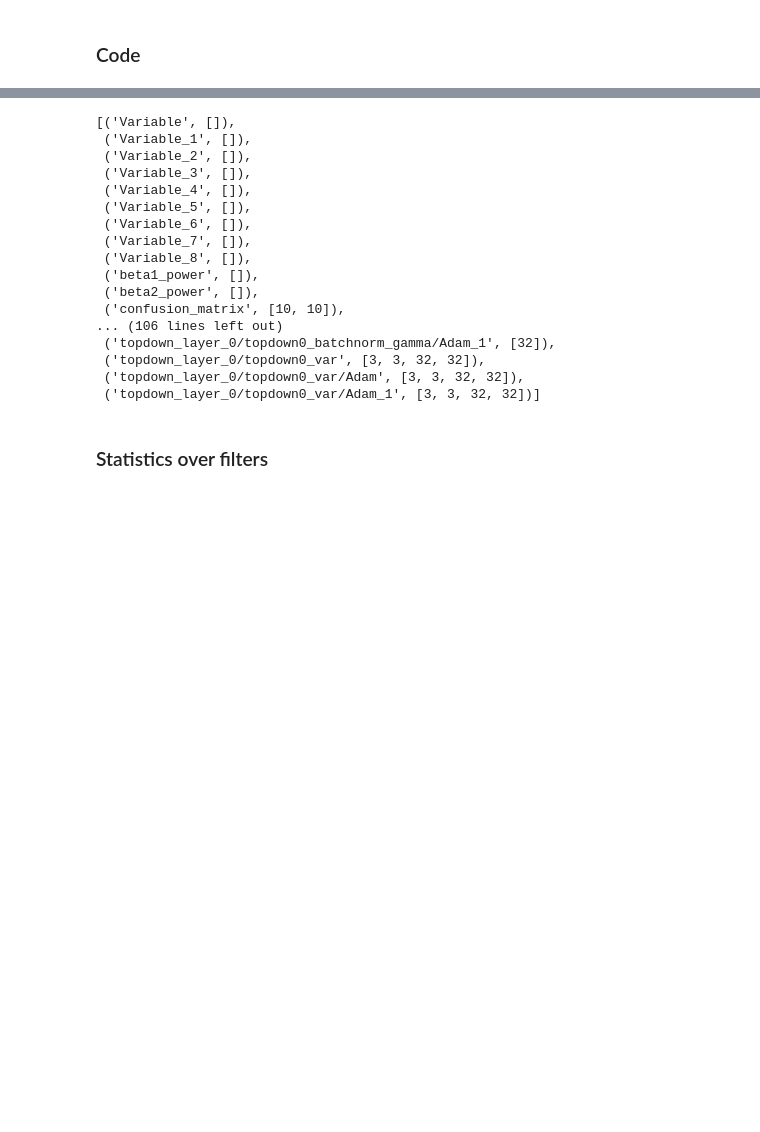
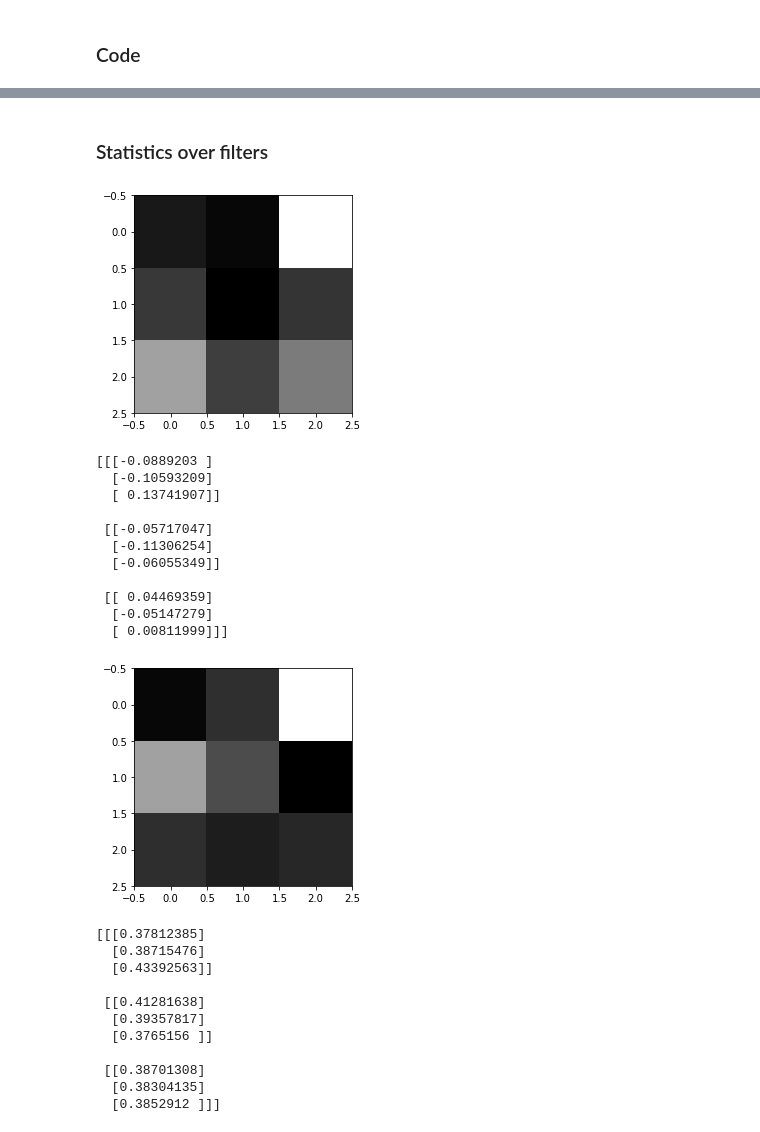
Before and after one commit to mrernst/CAR_flow, a Jupyter notebook: network_engine/utilities/investigator.ipynb, the cells around one changed output, grey strips where cells are left out. Drawn from its saved outputs; the diff is of its cells as text; code cells hidden in the pictures; blank space fills up the shorter version.

```diff
--- a/network_engine/utilities/investigator.ipynb
+++ b/network_engine/utilities/investigator.ipynb
@@ -226,20 +371,9 @@ plt.show()
-# %%
-list_of_variables
-# %% [output]
-[('Variable', []),
- ('Variable_1', []),
- ('Variable_2', []),
- ('Variable_3', []),
- ('Variable_4', []),
- ('Variable_5', []),
- ('Variable_6', []),
- ('Variable_7', []),
- ('Variable_8', []),
- ('beta1_power', []),
- ('beta2_power', []),
- ('confusion_matrix', [10, 10]),
-... (106 lines left out)
- ('topdown_layer_0/topdown0_batchnorm_gamma/Adam_1', [32]),
- ('topdown_layer_0/topdown0_var', [3, 3, 32, 32]),
- ('topdown_layer_0/topdown0_var/Adam', [3, 3, 32, 32]),
- ('topdown_layer_0/topdown0_var/Adam_1', [3, 3, 32, 32])]
+# %%
+kernel_dict = {}
+
+kernel_dict['conv0'] = cu.load_variable(modelpath, 'convolutional_layer_0/conv0_conv_var')
+kernel_dict['conv1'] = cu.load_variable(modelpath, 'convolutional_layer_1/conv1_conv_var')
+kernel_dict['lat0'] = cu.load_variable(modelpath, 'lateral_layer_0/lateral0_var')
+kernel_dict['lat1'] = cu.load_variable(modelpath, 'lateral_layer_1/lateral1_var')
+kernel_dict['topdown0'] = cu.load_variable(modelpath, 'topdown_layer_0/topdown0_var')
+kernel_dict['fc0'] = cu.load_variable(modelpath, 'fully_connected_layer_0/fc0_fc_var')
@@ -247,0 +388,35 @@ list_of_variables
+# %%
+spatial_mean = kernel_dict['conv0'].mean(axis=-1)
+plt.imshow(spatial_mean[:,:,0], cmap='gray')
+plt.show()
+print(spatial_mean)
+
+spatial_std = kernel_dict['conv0'].std(axis=-1)
+plt.imshow(spatial_std[:,:,0], cmap='gray')
+plt.show()
+print(spatial_std)
+# %% [output]
+[figure, added]
+[[[-0.0889203 ]
+  [-0.10593209]
+  [ 0.13741907]]
+
+ [[-0.05717047]
+  [-0.11306254]
+  [-0.06055349]]
+
+ [[ 0.04469359]
+  [-0.05147279]
+  [ 0.00811999]]]
+[figure, added]
+[[[0.37812385]
+  [0.38715476]
+  [0.43392563]]
+
+ [[0.41281638]
+  [0.39357817]
+  [0.3765156 ]]
+
+ [[0.38701308]
+  [0.38304135]
+  [0.3852912 ]]]
```
Also changed, not shown: parts of 14 cells of this notebook.
